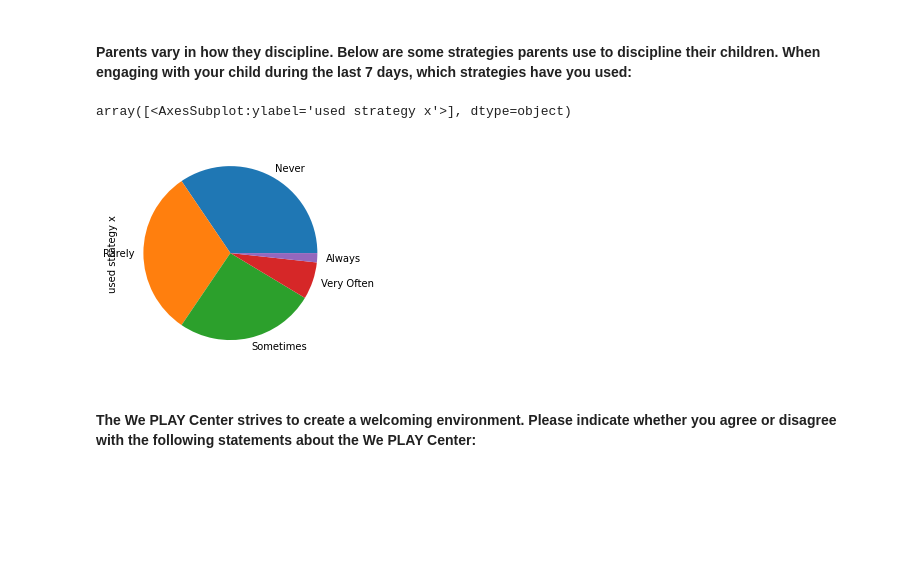
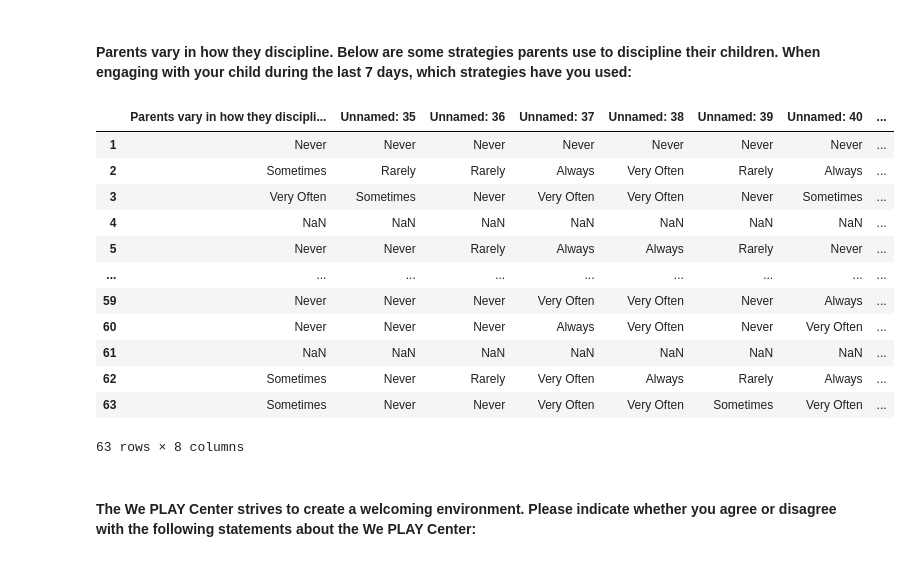
Before and after one commit to renarepenning/weplaynoladata, a Jupyter notebook: MilestoneTwo.ipynb, the cells around one changed output. Drawn from its saved outputs; the diff is of its cells as text; code cells hidden in the pictures; blank space fills up the shorter version.

```diff
--- a/MilestoneTwo.ipynb
+++ b/MilestoneTwo.ipynb
@@ -160,14 +190,24 @@ for c in parenting_FD.columns:
 # %% [markdown]
 #### Parents vary in how they discipline. Below are some strategies parents use to discipline their children. When engaging with your child during the last 7 days, which strategies have you used:
 # %%
-discipline_FD = familySurveyDf.iloc[1:, 34]#:42]
-
-discipline_FD.value_counts().plot.pie(subplots=True, ylabel="used strategy x")
+discipline_FD = familySurveyDf.iloc[1:, 34:42]
+discipline_FD
 
 #will do later
 # %% [output]
+|  | Parents vary in how they discipli... | Unnamed: 35 | Unnamed: 36 | Unnamed: 37 | Unnamed: 38 | Unnamed: 39 | Unnamed: 40 | ... |
+| 1 | Never | Never | Never | Never | Never | Never | Never | ... |
+| 2 | Sometimes | Rarely | Rarely | Always | Very Often | Rarely | Always | ... |
+| 3 | Very Often | Sometimes | Never | Very Often | Very Often | Never | Sometimes | ... |
+| 4 | NaN | NaN | NaN | NaN | NaN | NaN | NaN | ... |
+| 5 | Never | Never | Rarely | Always | Always | Rarely | Never | ... |
+| ... | ... | ... | ... | ... | ... | ... | ... | ... |
+| 59 | Never | Never | Never | Very Often | Very Often | Never | Always | ... |
+| 60 | Never | Never | Never | Always | Very Often | Never | Very Often | ... |
+| 61 | NaN | NaN | NaN | NaN | NaN | NaN | NaN | ... |
+| 62 | Sometimes | Never | Rarely | Very Often | Always | Rarely | Always | ... |
+| 63 | Sometimes | Never | Never | Very Often | Very Often | Sometimes | Very Often | ... |
-array([<AxesSubplot:ylabel='used strategy x'>], dtype=object)
+63 rows × 8 columns
-[figure, removed]
 # %% [markdown]
 #### The We PLAY Center strives to create a welcoming environment. Please indicate whether you agree or disagree with the following statements about the We PLAY Center:
 # %%
```
Also changed, not shown: parts of 37 cells of this notebook, 1 other file.
